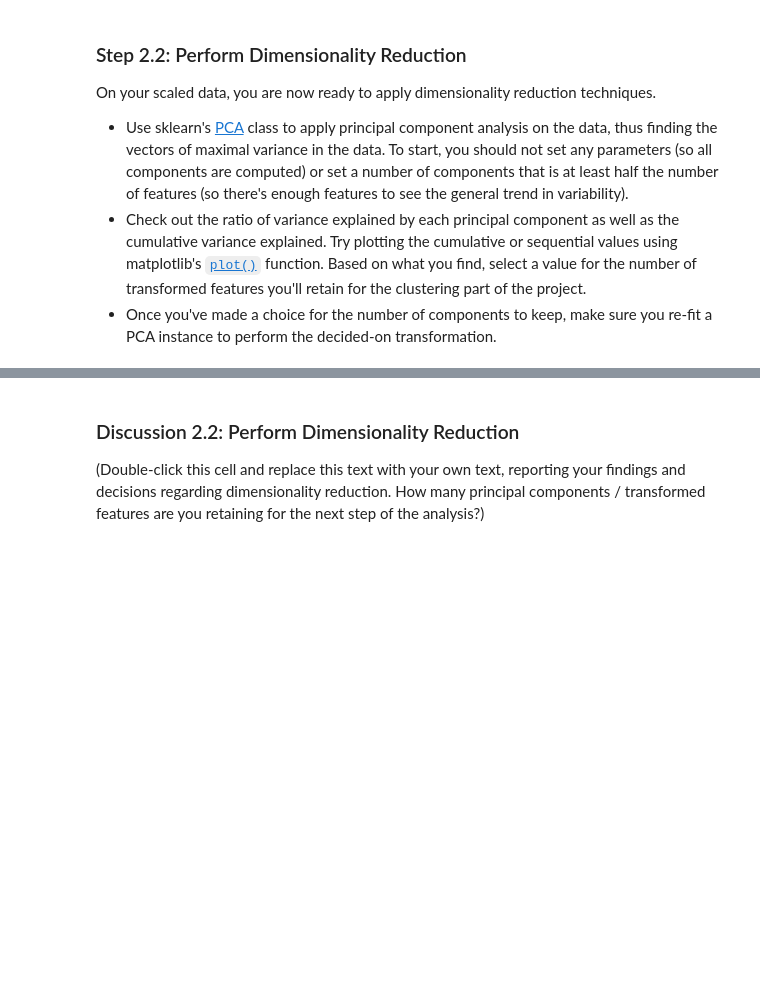
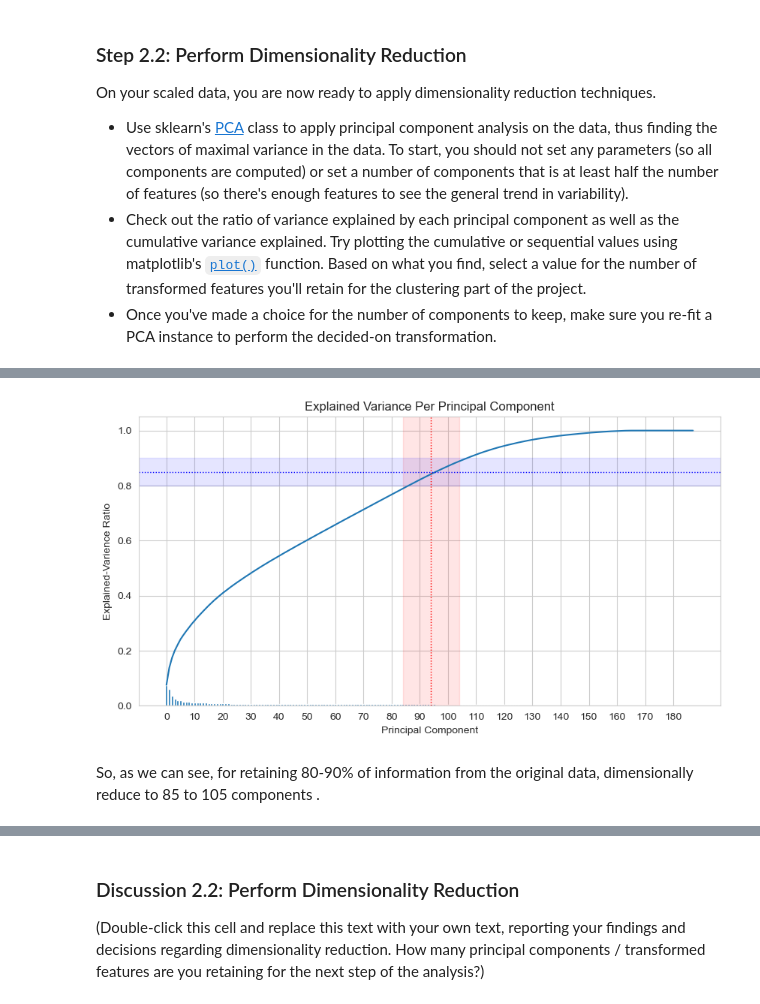
Before and after one commit to kinant/ud-ml-pytorch, a Jupyter notebook: Project 03/identify_customer_segments/Identify_Customer_Segments.ipynb, the cells around one changed output, grey strips where cells are left out. Saved outputs shown, nothing was run; the diff lists cells and outputs as text; code cells hidden in the pictures; blank space fills up the shorter version.

```diff
--- a/Project 03/identify_customer_segments/Identify_Customer_Segments.ipynb
+++ b/Project 03/identify_customer_segments/Identify_Customer_Segments.ipynb
@@ -1835,30 +1878,36 @@ VARIANCE_THRESHOLD = 85
 # %%
 # Get the indexes
 n_components = len(pca.explained_variance_ratio_)
 component_idxs = np.arange(n_components)
 
 # Get the explained variance ratios
 variance_ratios = pca.explained_variance_ratio_
 
 plt.figure(figsize=(10, 5))
 
 # Get the cumulative sums
 cumulative_variance = np.cumsum(variance_ratios)
 
 # Scree Plot:
 plt.bar(component_idxs, variance_ratios)
 plt.plot(component_idxs, cumulative_variance)
 
-plt.axhline(y=VARIANCE_THRESHOLD / 100, linestyle=':', linewidth=1, color='r')  # Our Threshold
 plt.axvline(x=n_comps, linestyle=':', linewidth=1, color='r')  # Approx. N_components calculated above
 plt.axvspan(n_comps - 10, n_comps + 10, alpha=0.10, color='r') # Shade the region of +/- 10 components
+
+plt.axhline(y=VARIANCE_THRESHOLD / 100, linestyle=':', linewidth=1, color='b')  # Our Threshold
+plt.axhspan(.80, .90, alpha=0.10, color='b') # Shade the of 80-90% explained variance ratio (our goal)
 
 plt.xlabel("Principal Component")
 plt.xticks(np.arange(0, n_comps * 2, 10))
 
 plt.ylabel("Explained-Varience Ratio")
 plt.title('Explained Variance Per Principal Component')
 plt.show()
+# %% [output]
+[figure, added]
+# %% [markdown]
+So, as we can see, for retaining 80-90% of information from the original data, dimensionally reduce to 85 to 105 components .
 # %%
 # Determine number of components to reach 85% variance
 # Chose 85% because we want to retain 80-90% of the information from the original data
```
Also changed, not shown: parts of 38 cells of this notebook.
